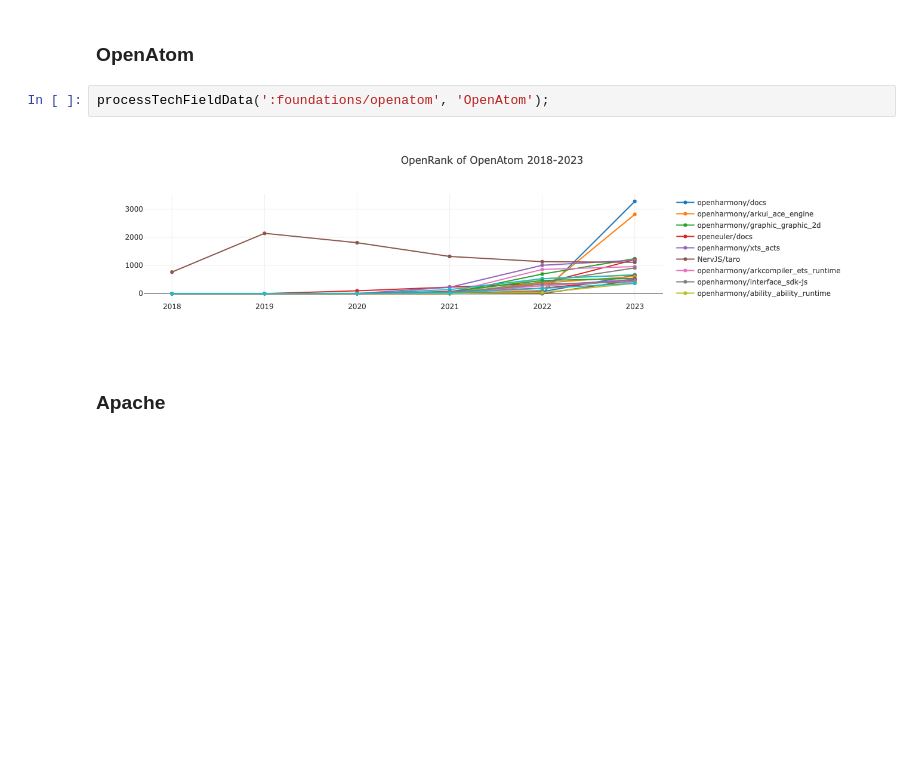
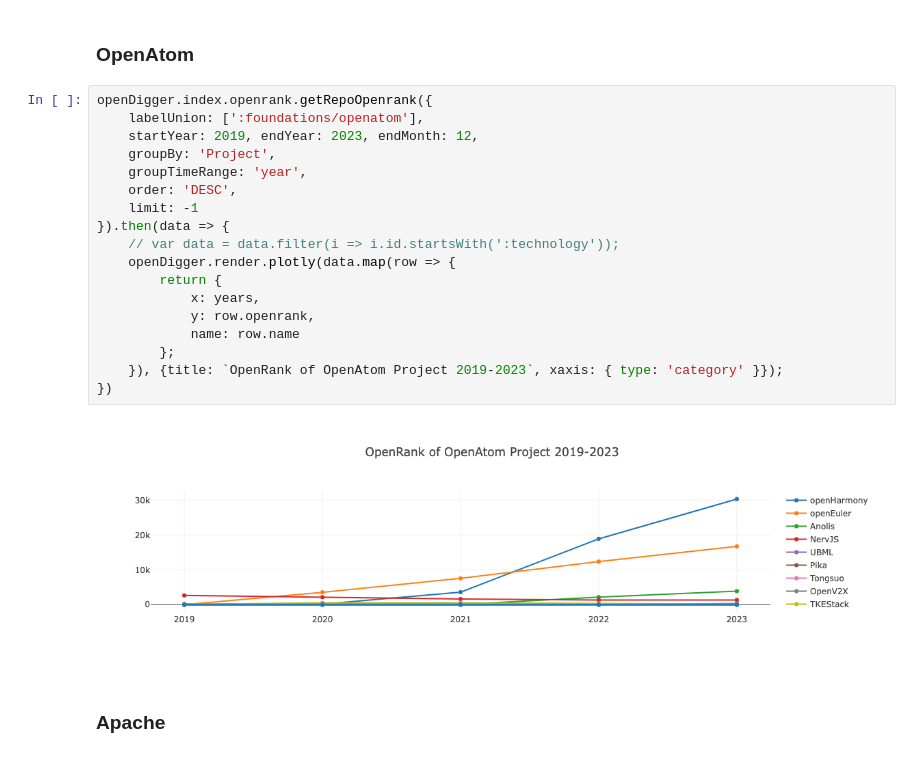
Before and after one commit to PureNatural/open-digger, a Jupyter notebook: notebook/China_open_source_foundation_report_2023.ipynb, the cells around one changed output. Cells and saved outputs as stored; diff of their text form; blank space fills up the shorter version.

```diff
--- a/notebook/China_open_source_foundation_report_2023.ipynb
+++ b/notebook/China_open_source_foundation_report_2023.ipynb
@@ -293,9 +300,25 @@ processTechFieldData(':foundations/linux_foundation/lfai', 'lfai');
 # %% [markdown]
 ### OpenAtom
 # %%
-processTechFieldData(':foundations/openatom', 'OpenAtom');
+openDigger.index.openrank.getRepoOpenrank({
+    labelUnion: [':foundations/openatom'],
+    startYear: 2019, endYear: 2023, endMonth: 12,
+    groupBy: 'Project',
+    groupTimeRange: 'year',
+    order: 'DESC',
+    limit: -1
+}).then(data => {
+    // var data = data.filter(i => i.id.startsWith(':technology'));
+    openDigger.render.plotly(data.map(row => {
+        return {
+            x: years,
+            y: row.openrank,
+            name: row.name
+        };
+    }), {title: `OpenRank of OpenAtom Project 2019-2023`, xaxis: { type: 'category' }});
+})
 # %% [output]
-[figure, old version]
+[figure, new version]
 # %% [markdown]
 ### Apache
 # %%
```
Also changed, not shown: parts of 17 cells of this notebook.
